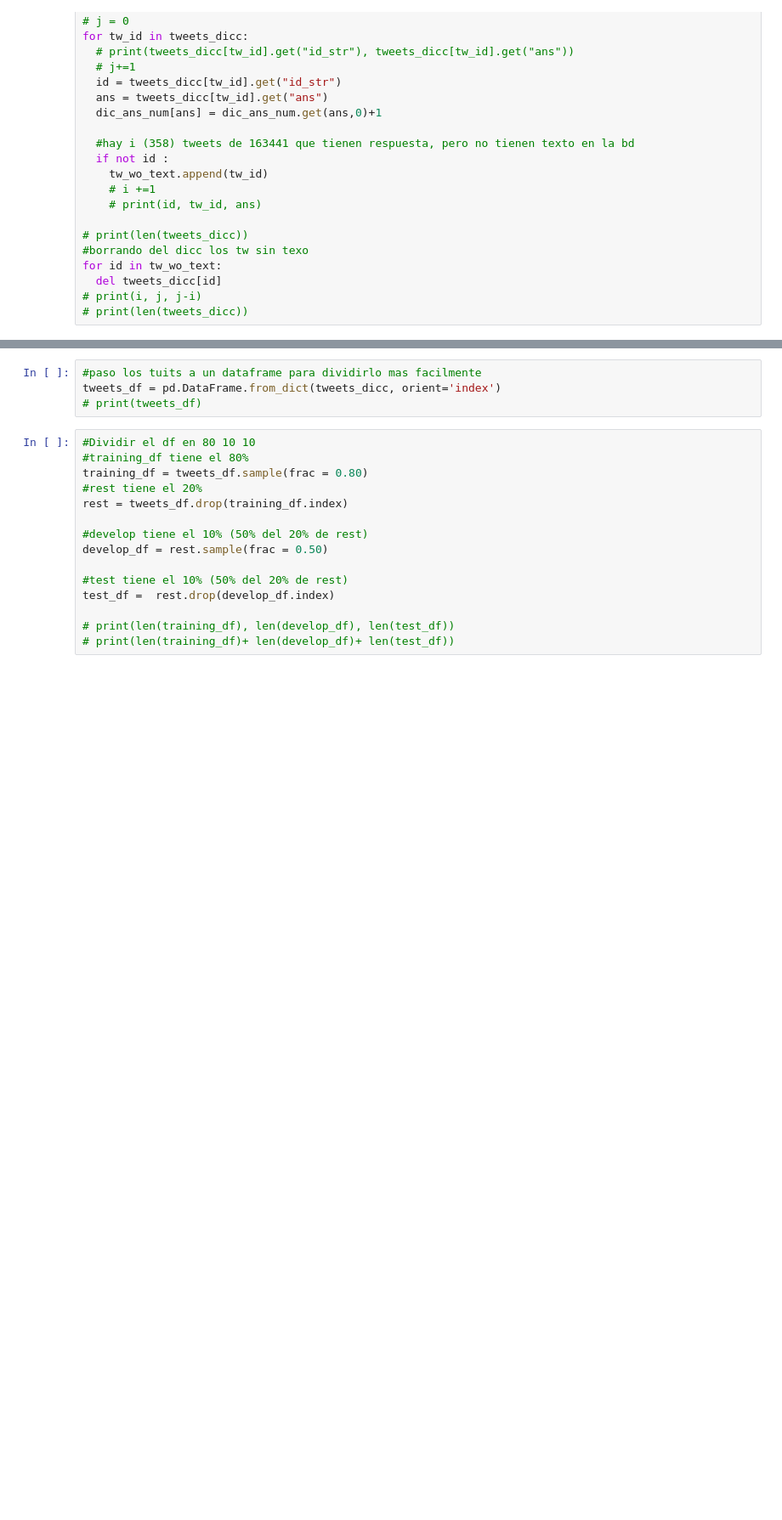
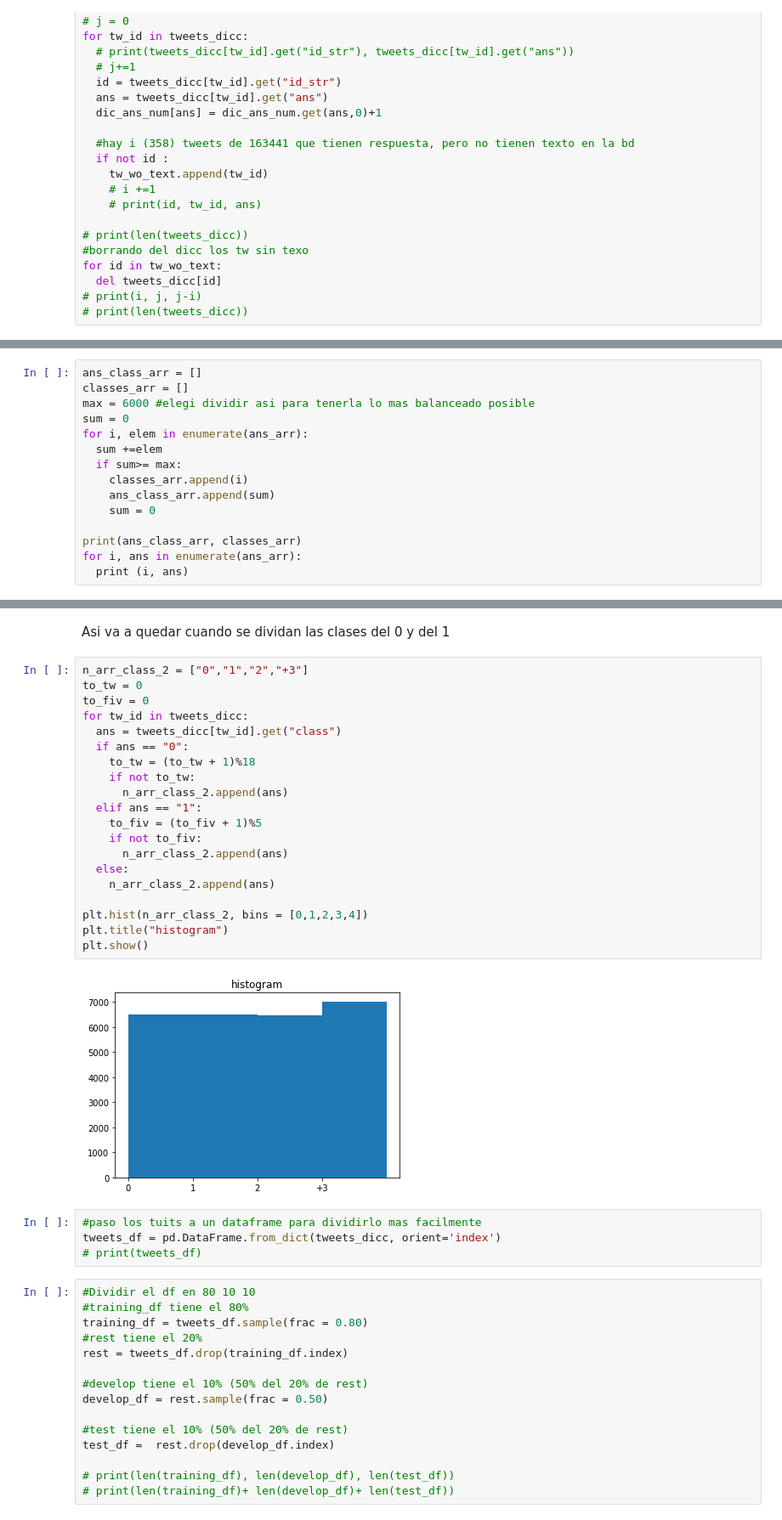
Before and after one commit to joaquinfeltes/Predecir_respuestas_de_tweets, a Jupyter notebook: Parseo_dataset.ipynb, the cells around one changed output, grey strips where cells are left out. Shown: that part at 85% size. Cells and saved outputs as stored; diff of their text form; blank space fills up the shorter version.

```diff
--- a/Parseo_dataset.ipynb
+++ b/Parseo_dataset.ipynb
@@ -95,0 +115,15 @@ for id in tw_wo_text:
+# %%
+ans_class_arr = []
+classes_arr = []
+max = 6000 #elegi dividir asi para tenerla lo mas balanceado posible
+sum = 0
+for i, elem in enumerate(ans_arr):
+  sum +=elem
+  if sum>= max:
+    classes_arr.append(i)
+    ans_class_arr.append(sum)
+    sum = 0
+
+print(ans_class_arr, classes_arr)
+for i, ans in enumerate(ans_arr):
+  print (i, ans)
@@ -129,3 +187,27 @@ for tw_id in tweets_dicc:
+# %% [markdown]
+Asi va a quedar cuando se dividan las clases del 0 y del 1
+# %%
+n_arr_class_2 = ["0","1","2","+3"]
+to_tw = 0
+to_fiv = 0
+for tw_id in tweets_dicc:
+  ans = tweets_dicc[tw_id].get("class")
+  if ans == "0":
+    to_tw = (to_tw + 1)%18
+    if not to_tw:
+      n_arr_class_2.append(ans)
+  elif ans == "1":
+    to_fiv = (to_fiv + 1)%5
+    if not to_fiv:
+      n_arr_class_2.append(ans)
+  else:
+    n_arr_class_2.append(ans)
+
+plt.hist(n_arr_class_2, bins = [0,1,2,3,4])
+plt.title("histogram")
+plt.show()
+# %% [output]
+[figure, added]
 # %%
 #paso los tuits a un dataframe para dividirlo mas facilmente
 tweets_df = pd.DataFrame.from_dict(tweets_dicc, orient='index')
```
Also changed, not shown: parts of 22 cells of this notebook.
